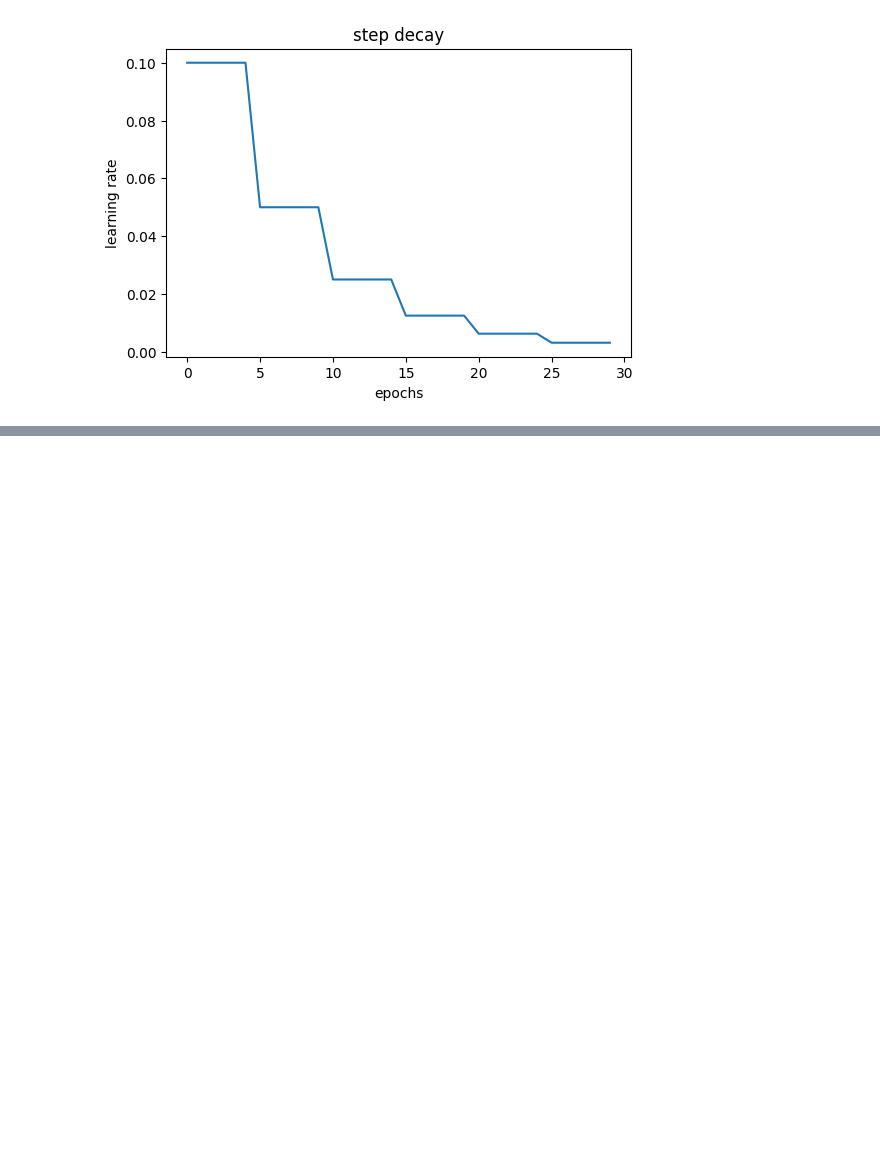
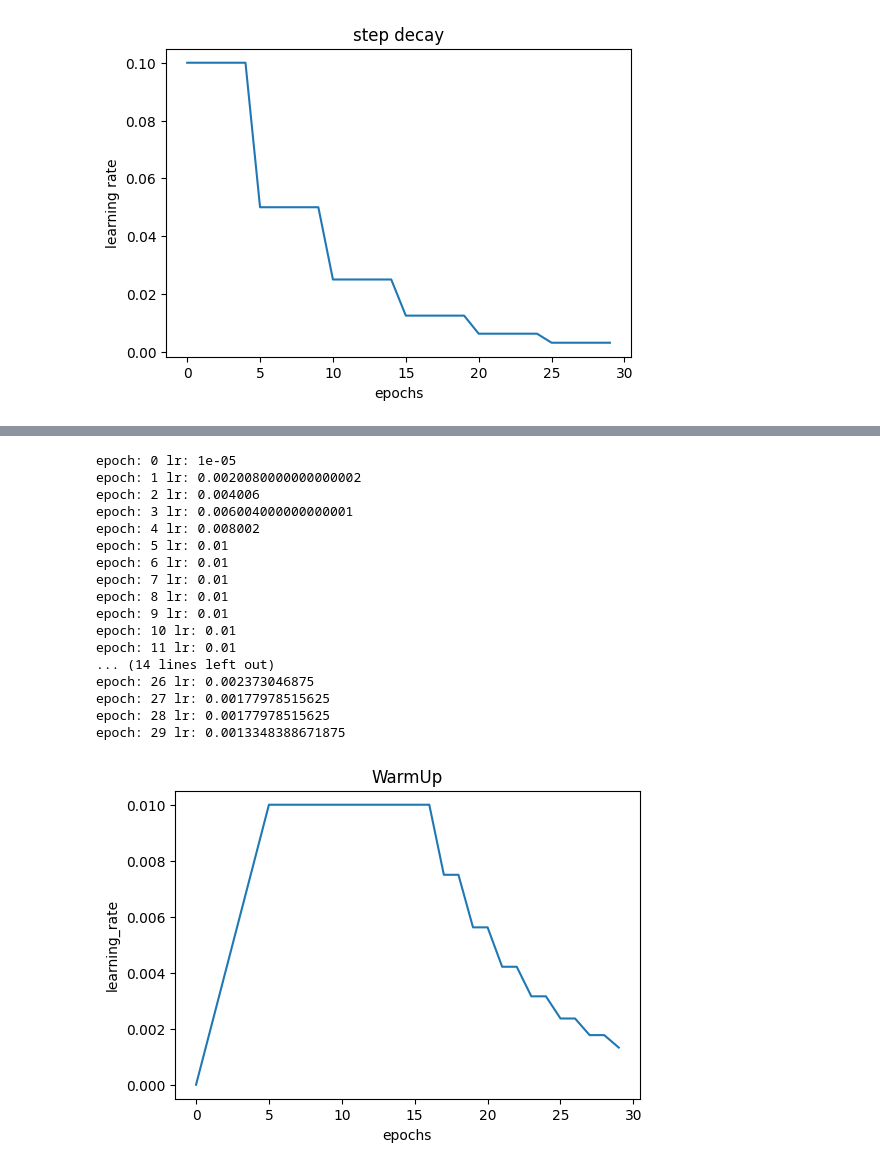
Before and after one commit to SSUcheese/inflearn-cnn-perfect-guide, a Jupyter notebook: learning-rate-scheduler-review.ipynb, the cells around one changed output, grey strips where cells are left out. Cells and saved outputs as stored; diff of their text form; code cells hidden in the pictures; blank space fills up the shorter version.

```diff
--- a/learning-rate-scheduler-review.ipynb
+++ b/learning-rate-scheduler-review.ipynb
@@ -246,0 +475,45 @@ Epoch 15/15
+# %%
+def lrfn(epoch):
+    LR_START = 1e-5  # 초기 learning rate
+    LR_MAX = 1e-2
+    LR_RAMPUP_EPOCHS = 5  # ramup epoch 크기만큼 learning rate를 올리기를 반복한다.
+    LR_SUSTAIN_EPOCHS = 10
+    LR_STEP_DECAY = 0.75
+
+    def calc_fn(epoch):
+        if epoch < LR_RAMPUP_EPOCHS:
+            lr = ((LR_MAX-LR_START) / LR_RAMPUP_EPOCHS) *epoch + LR_START
+        elif epoch < LR_RAMPUP_EPOCHS + LR_SUSTAIN_EPOCHS:
+            lr = LR_MAX
+        else:
+            lr = LR_MAX * LR_STEP_DECAY**((epoch - LR_RAMPUP_EPOCHS - LR_SUSTAIN_EPOCHS)//2)
+
+        print('epoch:', epoch, 'lr:', lr)
+
+        return lr
+
+    return calc_fn(epoch)
+
+
+lr_list = [lrfn(epoch) for epoch  in epochs_list]
+
+plot_scheduler(epochs_list, lr_list, title='WarmUp')
+# %% [output]
+epoch: 0 lr: 1e-05
+epoch: 1 lr: 0.0020080000000000002
+epoch: 2 lr: 0.004006
+epoch: 3 lr: 0.006004000000000001
+epoch: 4 lr: 0.008002
+epoch: 5 lr: 0.01
+epoch: 6 lr: 0.01
+epoch: 7 lr: 0.01
+epoch: 8 lr: 0.01
+epoch: 9 lr: 0.01
+epoch: 10 lr: 0.01
+epoch: 11 lr: 0.01
+... (14 lines left out)
+epoch: 26 lr: 0.002373046875
+epoch: 27 lr: 0.00177978515625
+epoch: 28 lr: 0.00177978515625
+epoch: 29 lr: 0.0013348388671875
+[figure, added]
```
Also changed, not shown: parts of 17 cells of this notebook.
